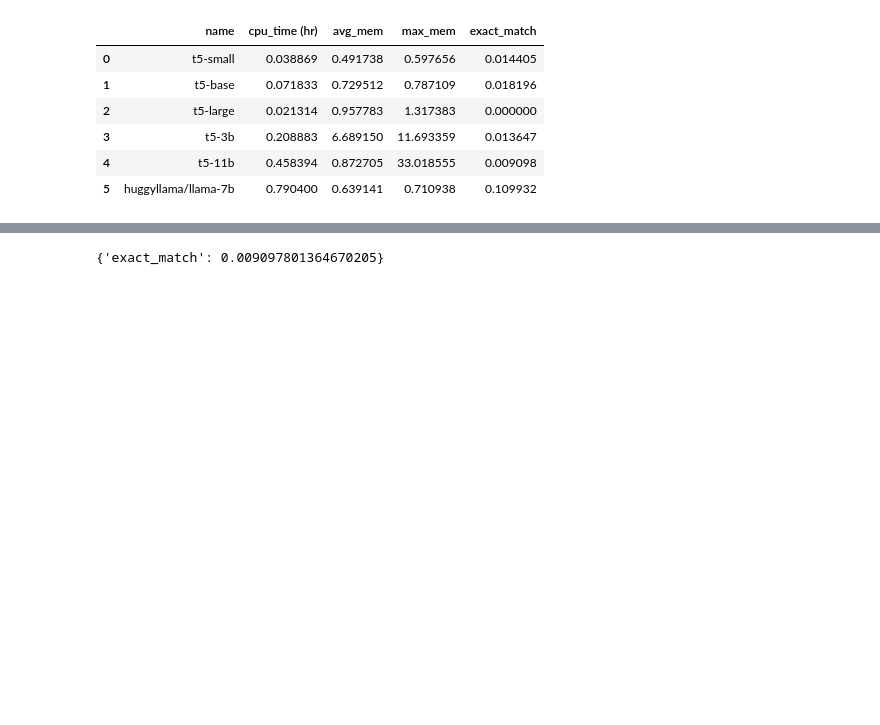
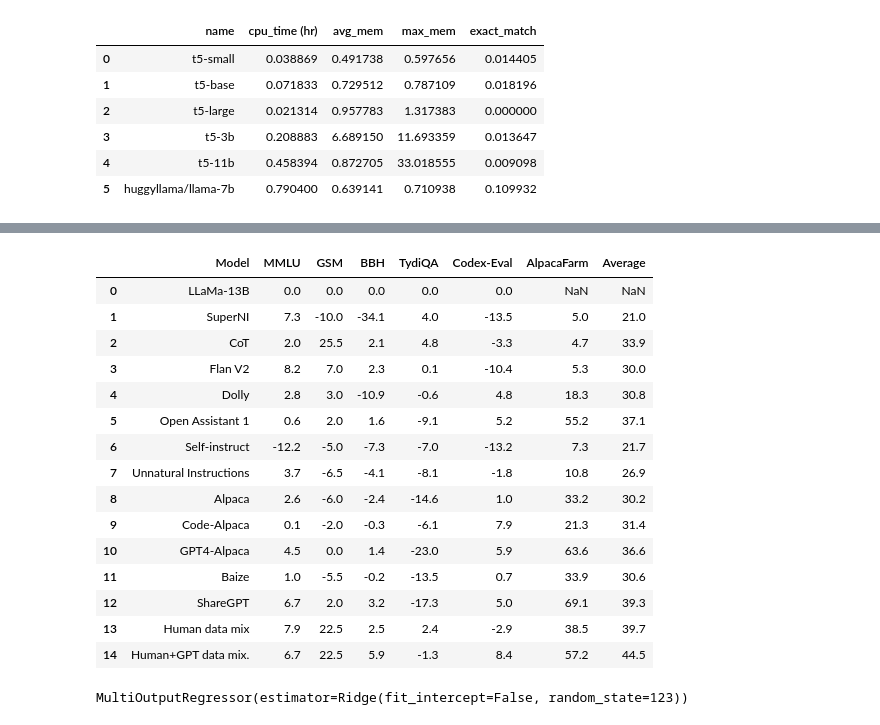
Before and after one commit to tt6746690/open-instruct, a Jupyter notebook: scripts/gen_cmds.ipynb, the cells around one changed output, grey strips where cells are left out. Saved outputs shown, nothing was run; the diff lists cells and outputs as text; code cells hidden in the pictures; blank space fills up the shorter version.

```diff
--- a/scripts/gen_cmds.ipynb
+++ b/scripts/gen_cmds.ipynb
@@ -652,3 +703,50 @@ df
 # %%
+import pandas as pd
+
+data = [
+    ['LLaMa-13B', 42.5, 14.0, 36.9, 47.4, 26.6, None, None],
+    ['SuperNI', 49.8, 4.0, 2.8, 51.4, 13.1, 5.0, 21.0],
+    ['CoT', 44.5, 39.5, 39.0, 52.2, 23.3, 4.7, 33.9],
+    ['Flan V2', 50.7, 21.0, 39.2, 47.5, 16.2, 5.3, 30.0],
+    ['Dolly', 45.3, 17.0, 26.0, 46.8, 31.4, 18.3, 30.8],
+    ['Open Assistant 1', 43.1, 16.0, 38.5, 38.3, 31.8, 55.2, 37.1],
+    ['Self-instruct', 30.3, 9.0, 29.6, 40.4, 13.4, 7.3, 21.7],
+    ['Unnatural Instructions', 46.2, 7.5, 32.8, 39.3, 24.8, 10.8, 26.9],
+    ['Alpaca', 45.1, 8.0, 34.5, 32.8, 27.6, 33.2, 30.2],
+    ['Code-Alpaca', 42.6, 12.0, 36.6, 41.3, 34.5, 21.3, 31.4],
+    ['GPT4-Alpaca', 47.0, 14.0, 38.3, 24.4, 32.5, 63.6, 36.6],
+    ['Baize', 43.5, 8.5, 36.7, 33.9, 27.3, 33.9, 30.6],
+    ['ShareGPT', 49.2, 16.0, 40.1, 30.1, 31.6, 69.1, 39.3],
+    ['Human data mix', 50.4, 36.5, 39.4, 49.8, 23.7, 38.5, 39.7],
+    ['Human+GPT data mix.', 49.2, 36.5, 42.8, 46.1, 35.0, 57.2, 44.5]
+]
+
+columns = [
+    'Model', 'MMLU', 'GSM', 'BBH', 'TydiQA', 'Codex-Eval', 'AlpacaFarm',
+    'Average'
+]
+
+df = pd.DataFrame(data, columns=columns)
+
+tasks = ['MMLU', 'GSM', 'BBH', 'TydiQA', 'Codex-Eval']
+base_model_perf = df.iloc[0][tasks]
+df[tasks] = df[tasks].subtract(base_model_perf)
+
+df
 # %% [output]
-{'exact_match': 0.009097801364670205}
+|  | Model | MMLU | GSM | BBH | TydiQA | Codex-Eval | AlpacaFarm | Average |
+| 0 | LLaMa-13B | 0.0 | 0.0 | 0.0 | 0.0 | 0.0 | NaN | NaN |
+| 1 | SuperNI | 7.3 | -10.0 | -34.1 | 4.0 | -13.5 | 5.0 | 21.0 |
+| 2 | CoT | 2.0 | 25.5 | 2.1 | 4.8 | -3.3 | 4.7 | 33.9 |
+| 3 | Flan V2 | 8.2 | 7.0 | 2.3 | 0.1 | -10.4 | 5.3 | 30.0 |
+| 4 | Dolly | 2.8 | 3.0 | -10.9 | -0.6 | 4.8 | 18.3 | 30.8 |
+| 5 | Open Assistant 1 | 0.6 | 2.0 | 1.6 | -9.1 | 5.2 | 55.2 | 37.1 |
+| 6 | Self-instruct | -12.2 | -5.0 | -7.3 | -7.0 | -13.2 | 7.3 | 21.7 |
+| 7 | Unnatural Instructions | 3.7 | -6.5 | -4.1 | -8.1 | -1.8 | 10.8 | 26.9 |
+| 8 | Alpaca | 2.6 | -6.0 | -2.4 | -14.6 | 1.0 | 33.2 | 30.2 |
+| 9 | Code-Alpaca | 0.1 | -2.0 | -0.3 | -6.1 | 7.9 | 21.3 | 31.4 |
+| 10 | GPT4-Alpaca | 4.5 | 0.0 | 1.4 | -23.0 | 5.9 | 63.6 | 36.6 |
+| 11 | Baize | 1.0 | -5.5 | -0.2 | -13.5 | 0.7 | 33.9 | 30.6 |
+| 12 | ShareGPT | 6.7 | 2.0 | 3.2 | -17.3 | 5.0 | 69.1 | 39.3 |
+| 13 | Human data mix | 7.9 | 22.5 | 2.5 | 2.4 | -2.9 | 38.5 | 39.7 |
+| 14 | Human+GPT data mix. | 6.7 | 22.5 | 5.9 | -1.3 | 8.4 | 57.2 | 44.5 |
@@ -654,0 +758,29 @@ df
+# %%
+# import numpy as np
+# from sklearn.linear_model import LinearRegression
+# X = np.array([[1, 1], [1, 2], [2, 2], [2, 3]])
+# # y = 1 * x_0 + 2 * x_1 + 3
+# y = np.dot(X, np.array([1, 2])) + 3
+# reg = LinearRegression().fit(X, y)
+# reg.score(X, y)
+# reg.coef_
+# reg.intercept_
+# reg.predict(np.array([[3, 5]]))
+
+X_train = X[1:-2]
+y_train = df[tasks].to_numpy()[1:-2]
+
+X_test = X[-2:]
+y_test = df[tasks].to_numpy()[-2:]
+
+
+# import numpy as np
+# from sklearn.datasets import load_linnerud
+from sklearn.multioutput import MultiOutputRegressor
+from sklearn.linear_model import Ridge
+
+regr = MultiOutputRegressor(Ridge(random_state=123, fit_intercept=False)).fit(X_train, y_train)
+regr
+# regr.predict(X[[0]])
+# %% [output]
+MultiOutputRegressor(estimator=Ridge(fit_intercept=False, random_state=123))
```
Also changed, not shown: parts of 9 cells of this notebook.
